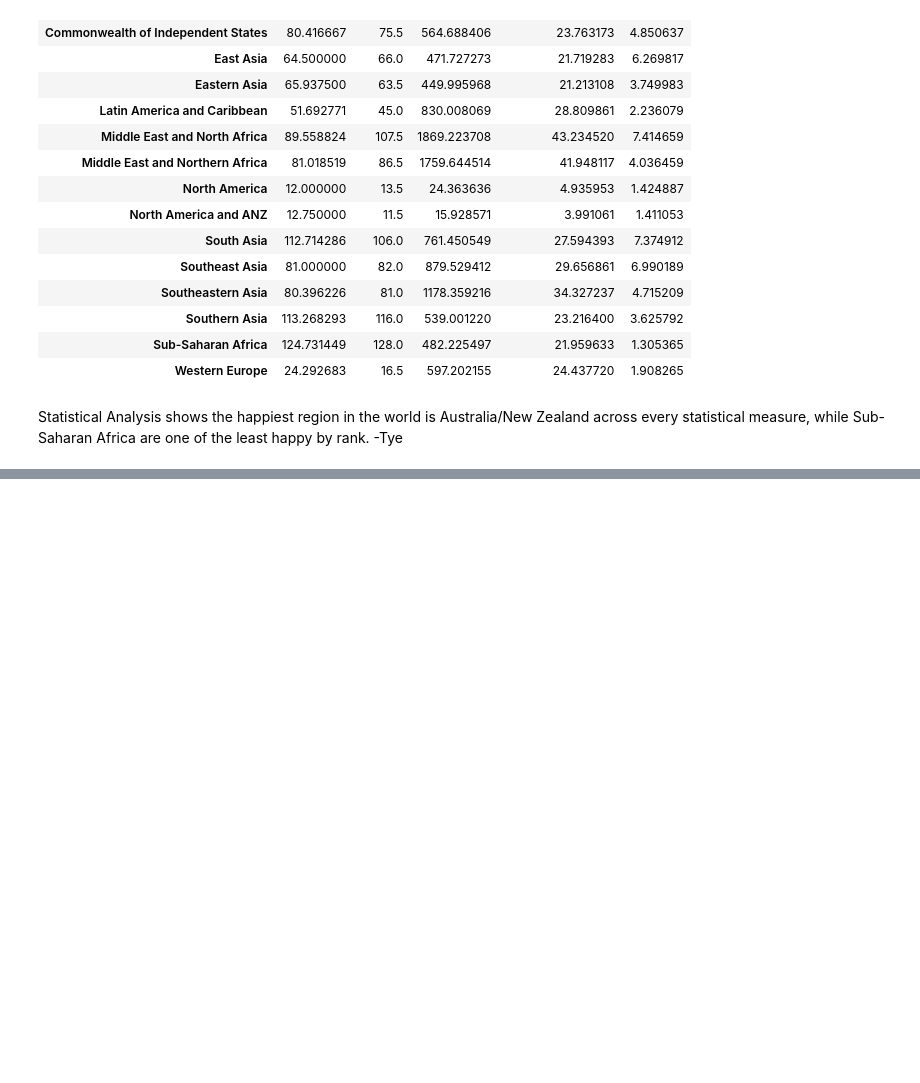
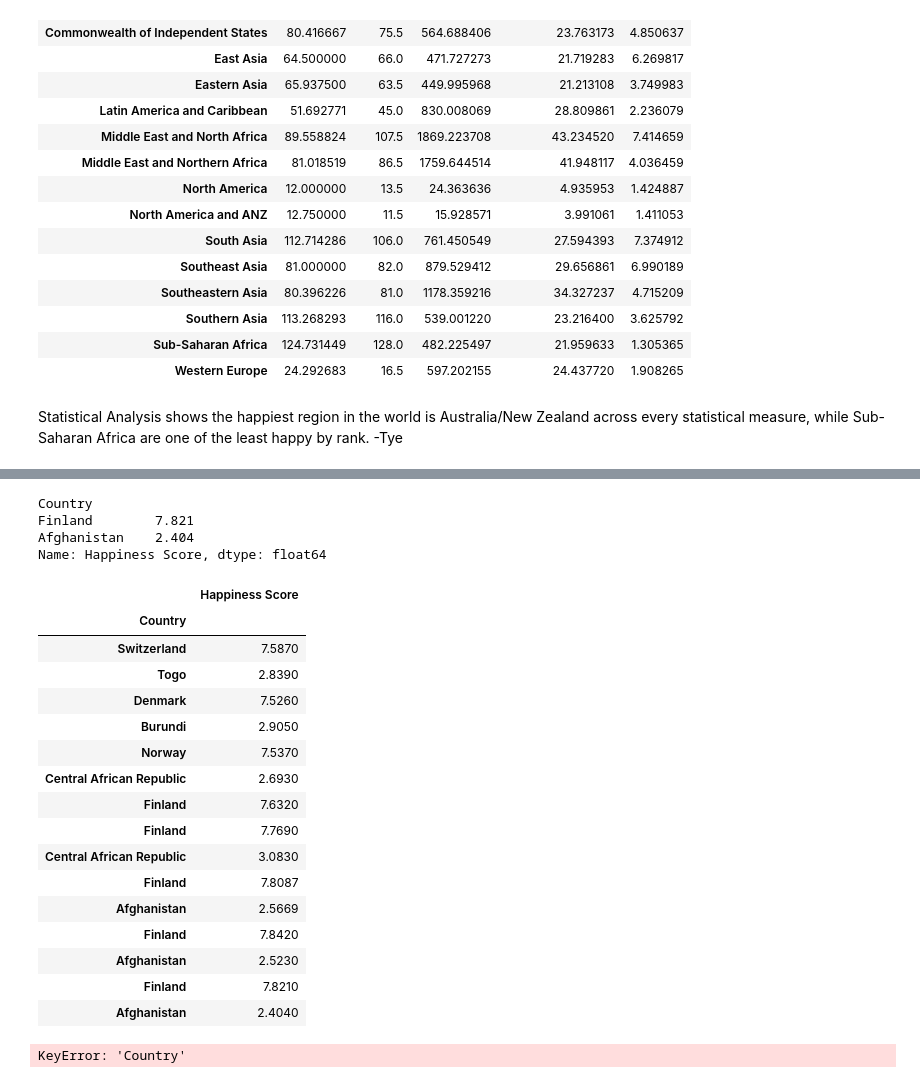
Before and after one commit to emily-curlin/Project1, a Jupyter notebook: world_happiness.ipynb, the cells around one changed output, grey strips where cells are left out. Cells and saved outputs as stored; diff of their text form; code cells hidden in the pictures; blank space fills up the shorter version.

```diff
--- a/world_happiness.ipynb
+++ b/world_happiness.ipynb
@@ -233,0 +501,5 @@ Statistical Analysis shows the happiest region in the world is Australia/New Zea
+# %%
+top_2021 = happiness_df[happiness_df['Year'] == 2021].groupby(happiness_df.Country).max()["Happiness Score"]
+top_2021.df = top_2021.sort_values(ascending=False)
+
+top_2021.df
@@ -233,0 +520,3 @@ Statistical Analysis shows the happiest region in the world is Australia/New Zea
+# %%
+df2021 = top_2021.df.iloc[[0, -1]]
+df2021
@@ -233,0 +528,5 @@ Statistical Analysis shows the happiest region in the world is Australia/New Zea
+# %%
+top_2022 = happiness_df[happiness_df['Year'] == 2022].groupby(happiness_df.Country).max()["Happiness Score"]
+top_2022.df = top_2022.sort_values(ascending=False)
+
+top_2022.df
@@ -233,0 +547,8 @@ Statistical Analysis shows the happiest region in the world is Australia/New Zea
+# %%
+df2022 = top_2022.df.iloc[[0, -1]]
+df2022
+# %% [output]
+Country
+Finland        7.821
+Afghanistan    2.404
+Name: Happiness Score, dtype: float64
@@ -233,0 +557,53 @@ Statistical Analysis shows the happiest region in the world is Australia/New Zea
+# %%
+#define list of DataFrames
+dfs = [df2015, df2016, df2017, df2018, df2019, df2020, df2021, df2022]
+
+#merge all DataFrames into one
+final_df = reduce(lambda  left,right: pd.merge(left,right,on=['Country', 'Happiness Score'],
+                                            how='outer'), dfs)
+final_df
+# %% [output]
+|  | Happiness Score |
+| Country |  |
+| Switzerland | 7.5870 |
+| Togo | 2.8390 |
+| Denmark | 7.5260 |
+| Burundi | 2.9050 |
+| Norway | 7.5370 |
+| Central African Republic | 2.6930 |
+| Finland | 7.6320 |
+| Finland | 7.7690 |
+| Central African Republic | 3.0830 |
+| Finland | 7.8087 |
+| Afghanistan | 2.5669 |
+| Finland | 7.8420 |
+| Afghanistan | 2.5230 |
+| Finland | 7.8210 |
+| Afghanistan | 2.4040 |
+# %%
+#final_df
+#x_axis = final_df["Country"]
+#tumsiz = final_df["Happiness Score"]
+
+#fig1, ax1 = plt.subplots()
+#plt.title('Highest and Lowest Happiness Scores (2015-2022)')
+#plt.plot(x_axis, tumsiz,linewidth=2, markersize=15,marker="o",color="blue")
+#plt.xlabel('Country')
+#plt.ylabel('Happiness Score')
+
+#Skeleton...
+# Plot the world average as a line chart
+world_avg, = plt.plot(years, average_unemployment, color="blue", label="World Average" )
+
+# Plot the unemployment values for a single country
+country_one, = plt.plot(years, combined_unemployed_data.loc['USA',["2010","2011","2012","2013","2014","2015",
+                                                                  "2016","2017","2018","2019","2020"]],
+                        color="green",label=combined_unemployed_data.loc['USA',"Country Name"])
+
+# Create a legend for our chart
+plt.legend(handles=[world_avg, country_one], loc="best")
+
+# Show the chart
+plt.show()
+# %% [output]
+KeyError: 'Country'
```
Also changed, not shown: parts of 23 cells of this notebook.
